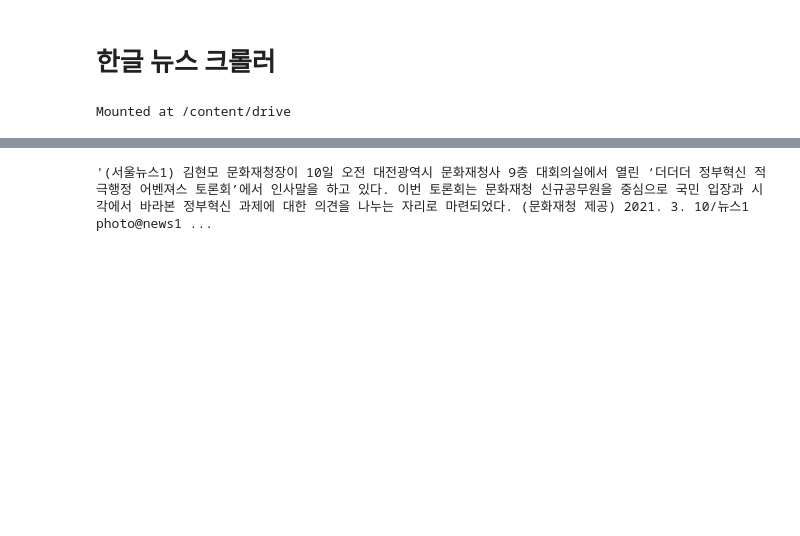
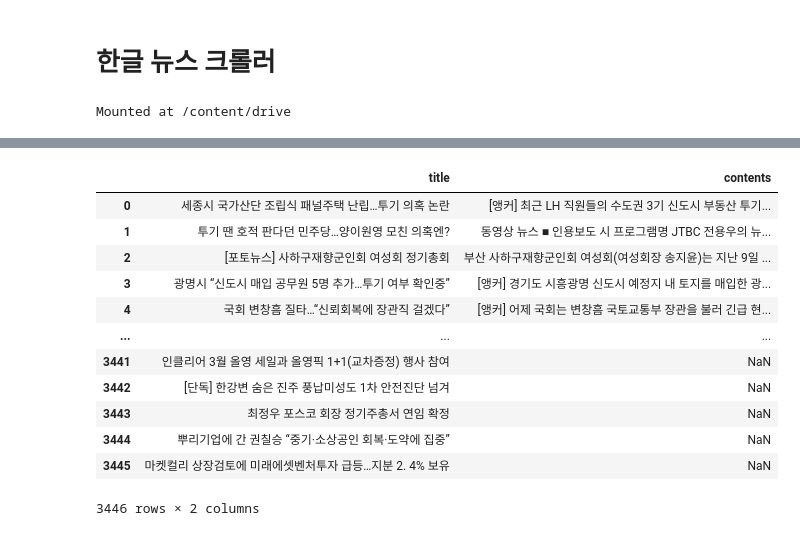
Before and after one commit to dolmani38/Summary2, a Jupyter notebook: 한글문장수집.ipynb, the cells around one changed output, grey strips where cells are left out. Drawn from its saved outputs; the diff is of its cells as text; code cells hidden in the pictures; blank space fills up the shorter version.

```diff
--- a/한글문장수집.ipynb
+++ b/한글문장수집.ipynb
@@ -155,6 +206,18 @@ for word in keywords:
 # %%
 df = pd.read_csv('/content/drive/MyDrive/Colab Notebooks/summary/korean_news_corpus.csv')
 # %%
-df['contents'][510]
+df
 # %% [output]
+|  | title | contents |
+| 0 | 세종시 국가산단 조립식 패널주택 난립…투기 의혹 논란 | [앵커] 최근 LH 직원들의 수도권 3기 신도시 부동산 투기... |
+| 1 | 투기 땐 호적 판다던 민주당…양이원영 모친 의혹엔? | 동영상 뉴스 ■ 인용보도 시 프로그램명 JTBC 전용우의 뉴... |
+| 2 | [포토뉴스] 사하구재향군인회 여성회 정기총회 | 부산 사하구재향군인회 여성회(여성회장 송지윤)는 지난 9일 ... |
+| 3 | 광명시 “신도시 매입 공무원 5명 추가…투기 여부 확인중” | [앵커] 경기도 시흥광명 신도시 예정지 내 토지를 매입한 광... |
+| 4 | 국회 변창흠 질타…“신뢰회복에 장관직 걸겠다” | [앵커] 어제 국회는 변창흠 국토교통부 장관을 불러 긴급 현... |
+| ... | ... | ... |
+| 3441 | 인클리어 3월 올영 세일과 올영픽 1+1(교차증정) 행사 참여 | NaN |
+| 3442 | [단독] 한강변 숨은 진주 풍납미성도 1차 안전진단 넘겨 | NaN |
+| 3443 | 최정우 포스코 회장 정기주총서 연임 확정 | NaN |
+| 3444 | 뿌리기업에 간 권칠승 “중기·소상공인 회복·도약에 집중” | NaN |
+| 3445 | 마켓컬리 상장검토에 미래에셋벤처투자 급등…지분 2. 4% 보유 | NaN |
-'(서울뉴스1) 김현모 문화재청장이 10일 오전 대전광역시 문화재청사 9층 대회의실에서 열린 ‘더더더 정부혁신 적극행정 어벤져스 토론회’에서 인사말을 하고 있다. 이번 토론회는 문화재청 신규공무원을 중심으로 국민 입장과 시각에서 바라본 정부혁신 과제에 대한 의견을 나누는 자리로 마련되었다. (문화재청 제공) 2021. 3. 10/뉴스1 photo@news1 ...
+3446 rows × 2 columns
```
Also changed, not shown: parts of 6 cells of this notebook.
